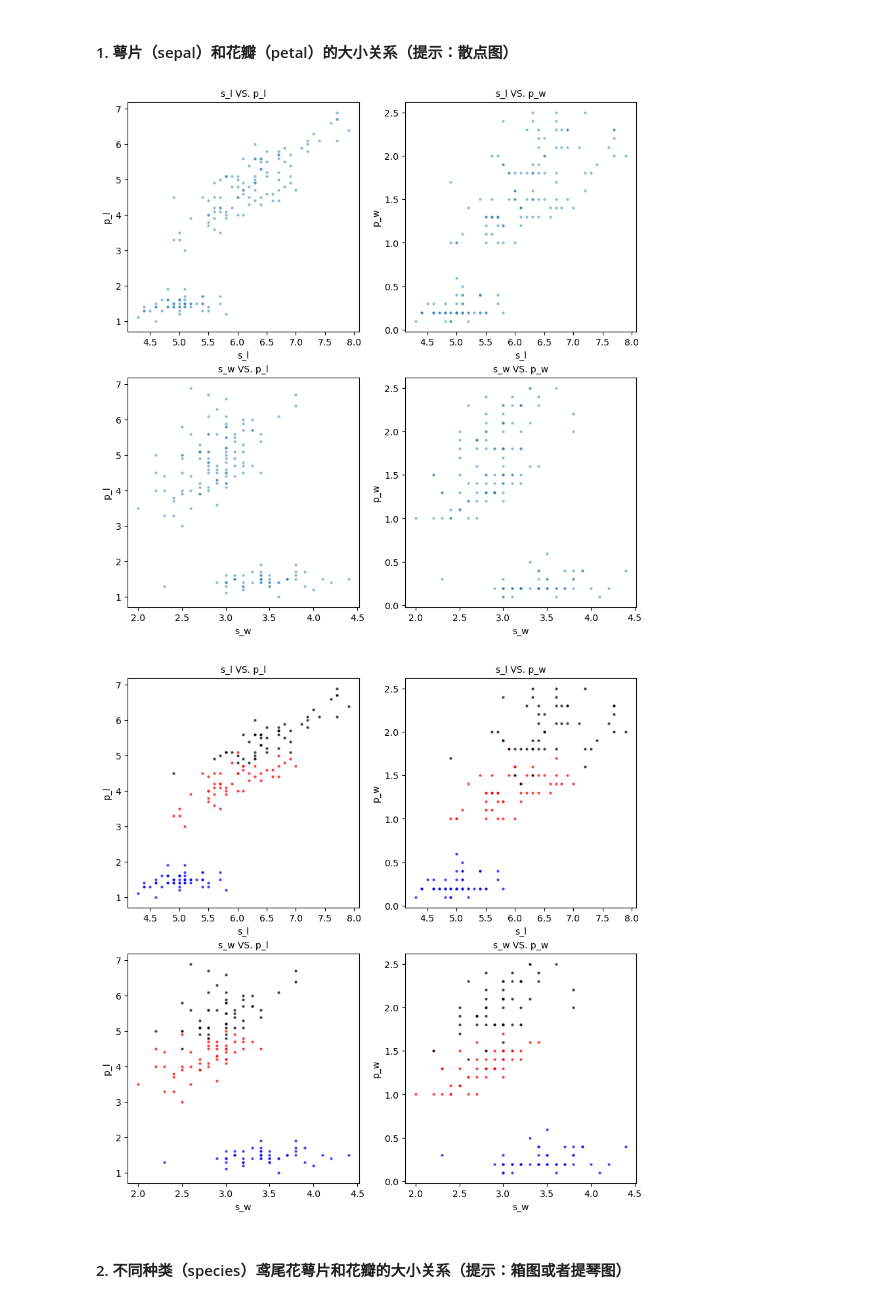
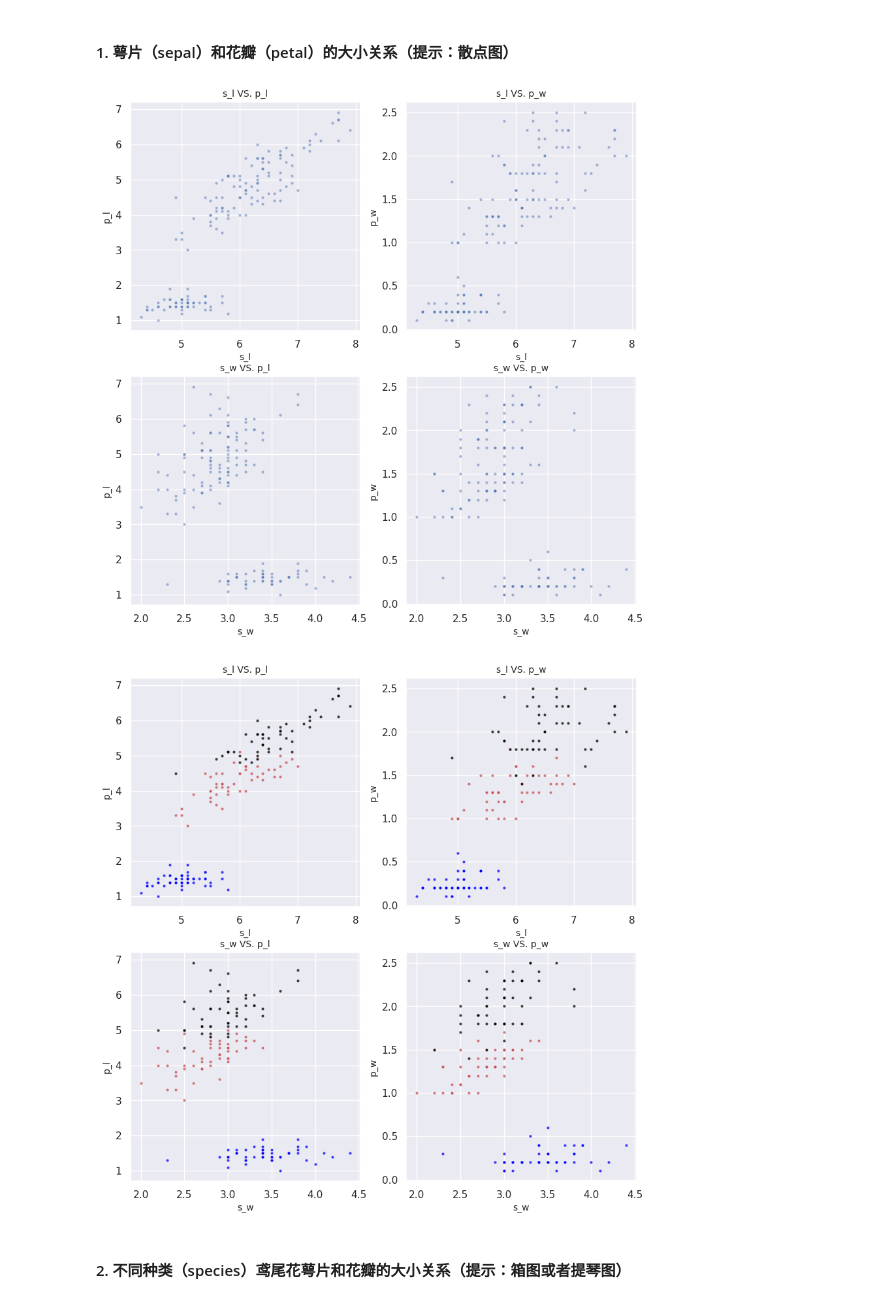
Before and after one commit to iphysresearch/GWData-Bootcamp, a Jupyter notebook: 2023/homework/Mai_Qiao/homework-seaborn.ipynb, the cells around one changed output. Saved outputs shown, nothing was run; the diff lists cells and outputs as text; code cells hidden in the pictures.

```diff
--- a/2023/homework/Mai_Qiao/homework-seaborn.ipynb
+++ b/2023/homework/Mai_Qiao/homework-seaborn.ipynb
@@ -13,6 +12,8 @@ import numpy as np
 # ignore the SSL verification
 import ssl
 ssl._create_default_https_context = ssl._create_unverified_context
+# %%
+sns.set()
 # %% [markdown]
 ## 练习1：航班乘客变化分析 (2个题)
 # %%
@@ -29,7 +30,7 @@ data.head()
 # %% [markdown]
 #### 分析年度乘客总量的变化情况（提示：折线图）+ 乘客量在一年中12个月份的分布（提示：柱状图）
 # %%
-fig, axes = sns.mpl.pyplot.subplots(1, 2, figsize=(15, 5))
+fig, axes = plt.subplots(1, 2, figsize=(15, 5))
 
 ax = axes[0]
 passengers_pyr = data.groupby("year")["passengers"].sum()
@@ -47,5 +48,5 @@ ax.set_ylabel("number")
 
 sns.despine()
 fig.tight_layout()
-sns.mpl.pyplot.show()
+plt.show()
 # %% [output]
@@ -66,7 +67,7 @@ data.head()
 # %% [markdown]
 #### 1. 萼片（sepal）和花瓣（petal）的大小关系（提示：散点图）
 # %%
-fig, axes = sns.mpl.pyplot.subplots(2, 2, figsize=(10, 10))
+fig, axes = plt.subplots(2, 2, figsize=(10, 10))
 
 labels_dict = {"s_l": "sepal_length", "s_w": "sepal_width", "p_l": "petal_length", "p_w": "petal_width"}
 xlabels = ["s_l", "s_w"]
@@ -84,27 +85,27 @@ for i in range(2):
 
 plt.show()
 # %% [output]
-[figure, old version]
+[figure, new version]
 # %%
-fig, axes=sns.mpl.pyplot.subplots(2, 2, figsize=(10, 10))
+fig, axes=plt.subplots(2, 2, figsize=(10, 10))
 labels_dict={"s_l":"sepal_length", "s_w":"sepal_width", "p_l":"petal_length", "p_w":"petal_width"}
 xlabels=["s_l", "s_w"]
 ylabels=["p_l", "p_w"]
 colors=["blue", "r", "black"]
 
 for ns, spec in enumerate(data["species"].unique()):
     sl= data["species"]==spec
     for i in range(2):
         xlabel=xlabels[i]
         for j in range(2):
             ylabel=ylabels[j]
             ax=axes[i,j]
             sns.scatterplot(x=data[labels_dict[xlabel]][sl], y=data[labels_dict[ylabel]][sl], ax=ax, s=10, alpha=0.75, color=colors[ns])
             ax.set_xlabel(xlabel, fontsize=10)
             ax.set_ylabel(ylabel, fontsize=10)
             ax.set_title(f"{xlabel} VS. {ylabel}", fontsize=10)
 # %% [output]
-[figure, old version]
+[figure, new version]
 # %% [markdown]
 #### 2. 不同种类（species）鸢尾花萼片和花瓣的大小关系（提示：箱图或者提琴图）
 # %%
```
Also changed, not shown: parts of 33 cells of this notebook, 1 other file.
